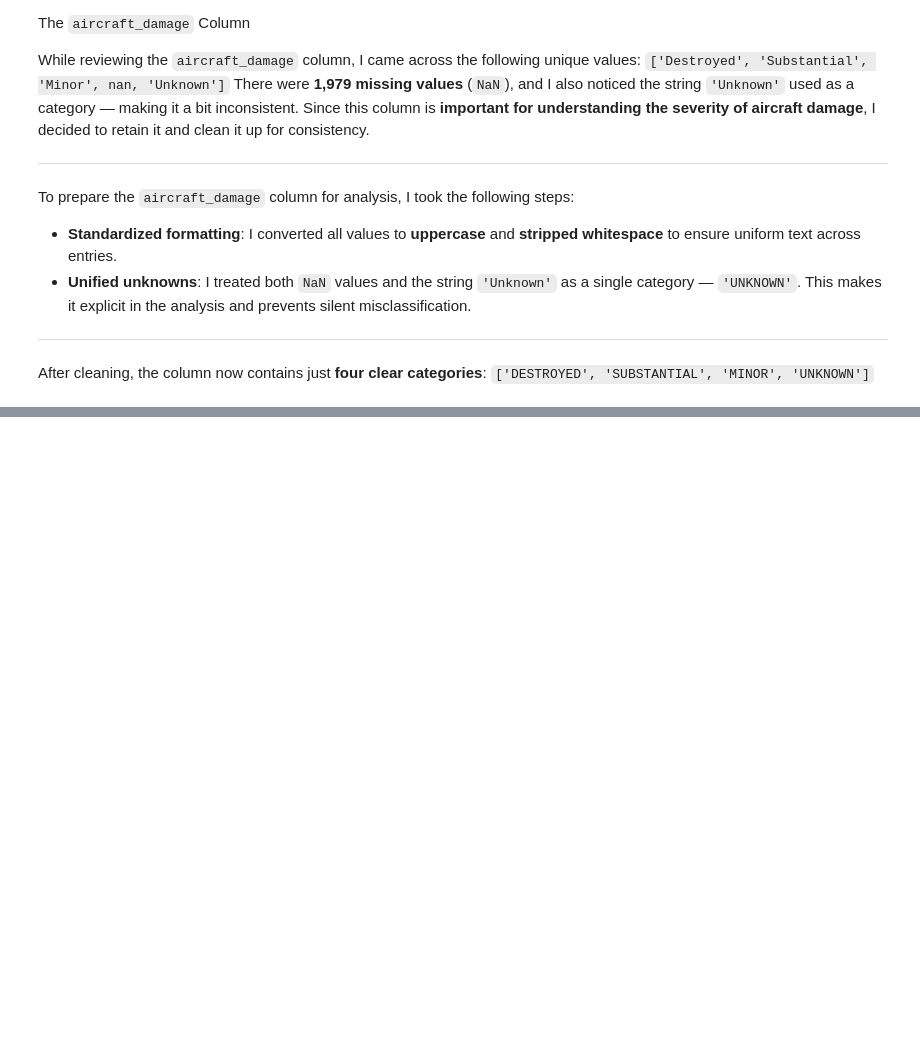
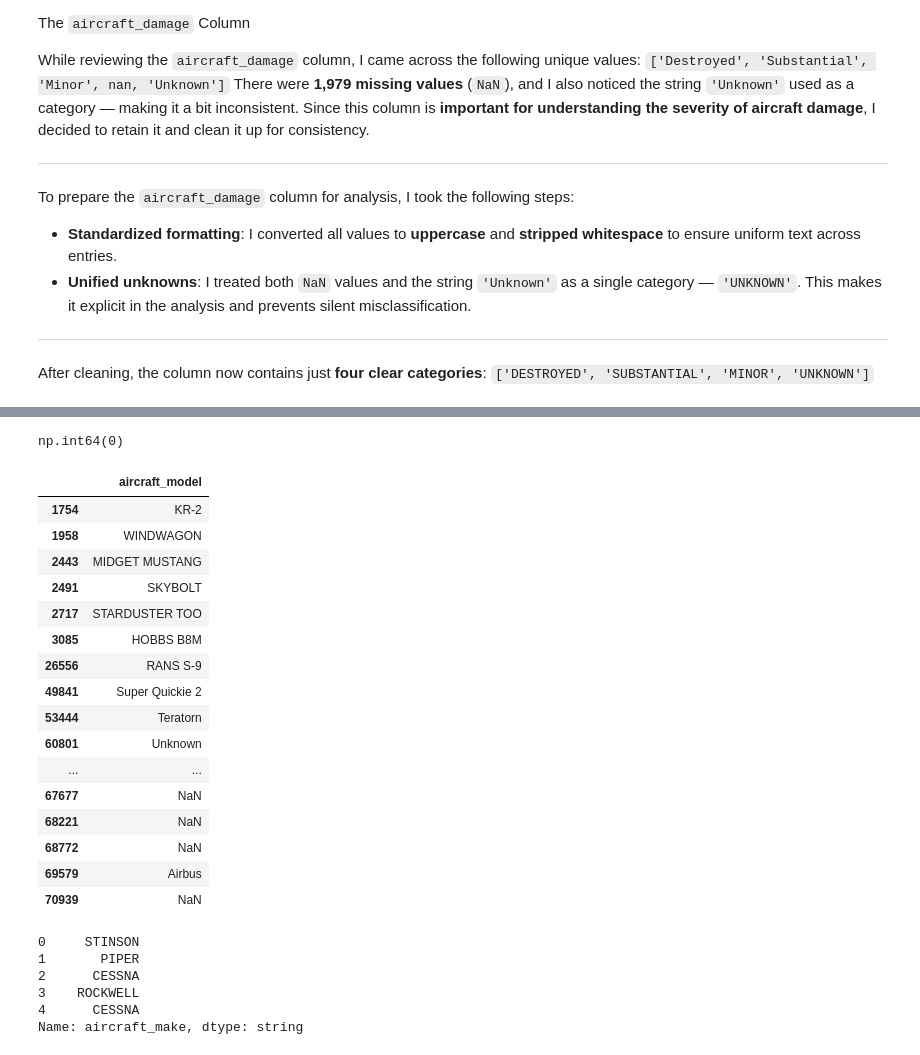
Before and after one commit to Arasirwa/DSFT-13-END-OF-PHASE-PROJECT, a Jupyter notebook: end-of-phase-1.ipynb, the cells around one changed output, grey strips where cells are left out. Drawn from its saved outputs; the diff is of its cells as text; code cells hidden in the pictures; blank space fills up the shorter version.

```diff
--- a/end-of-phase-1.ipynb
+++ b/end-of-phase-1.ipynb
@@ -1523,0 +1757,35 @@ us_data['aircraft_damage'] = (
+# %%
+us_data['aircraft_make'].isna().sum()
+# %% [output]
+np.int64(0)
+# %%
+us_data[us_data['aircraft_make'].isna()][['aircraft_model']]
+# %% [output]
+|  | aircraft_model |
+| 1754 | KR-2 |
+| 1958 | WINDWAGON |
+| 2443 | MIDGET MUSTANG |
+| 2491 | SKYBOLT |
+| 2717 | STARDUSTER TOO |
+| 3085 | HOBBS B8M |
+| 26556 | RANS S-9 |
+| 49841 | Super Quickie 2 |
+| 53444 | Teratorn |
+| 60801 | Unknown |
+| ... | ... |
+| 67677 | NaN |
+| 68221 | NaN |
+| 68772 | NaN |
+| 69579 | Airbus |
+| 70939 | NaN |
+# %%
+us_data['aircraft_make'] = us_data['aircraft_make'].fillna('UNKNOWN')
+us_data['aircraft_make'] = us_data['aircraft_make'].str.replace(r'\s+', '-', regex=True).astype('string').str.upper()
+us_data['aircraft_make'].head()
+# %% [output]
+0     STINSON
+1       PIPER
+2      CESSNA
+3    ROCKWELL
+4      CESSNA
+Name: aircraft_make, dtype: string
```
Also changed, not shown: parts of 21 cells of this notebook, 1 other file.
